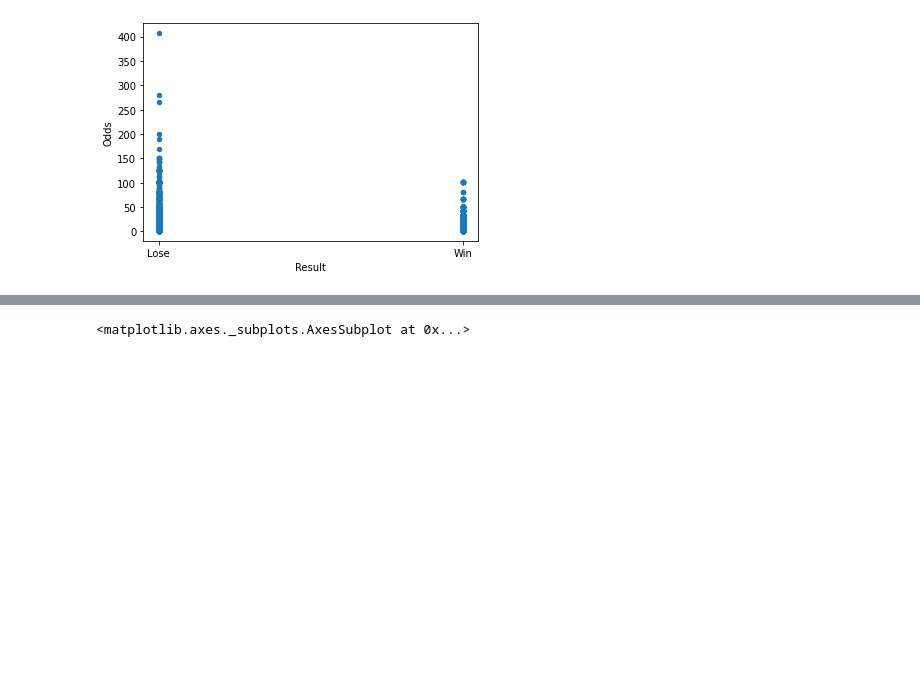
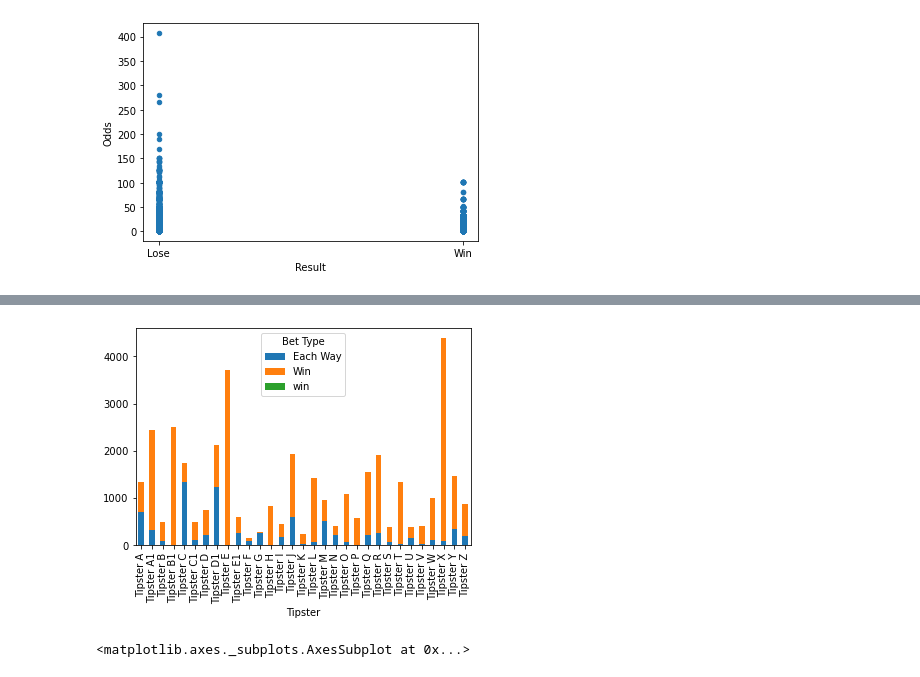
Before and after one commit to Cheeseburgerfly/AIAssignment, a Jupyter notebook: Assignment.ipynb, the cells around one changed output, grey strips where cells are left out. Saved outputs shown, nothing was run; the diff lists cells and outputs as text; code cells hidden in the pictures; blank space fills up the shorter version.

```diff
--- a/Assignment.ipynb
+++ b/Assignment.ipynb
@@ -70,3 +76,8 @@ plt.show()
+# %%
+df.groupby(['Tipster','Bet Type']).size().unstack().plot(kind='bar',stacked=True)
+plt.show()
+# %% [output]
+[figure, added]
 # %%
 df['Tipster'].value_counts().plot.bar()
 # %% [output]
```
Also changed, not shown: parts of 7 cells of this notebook.
